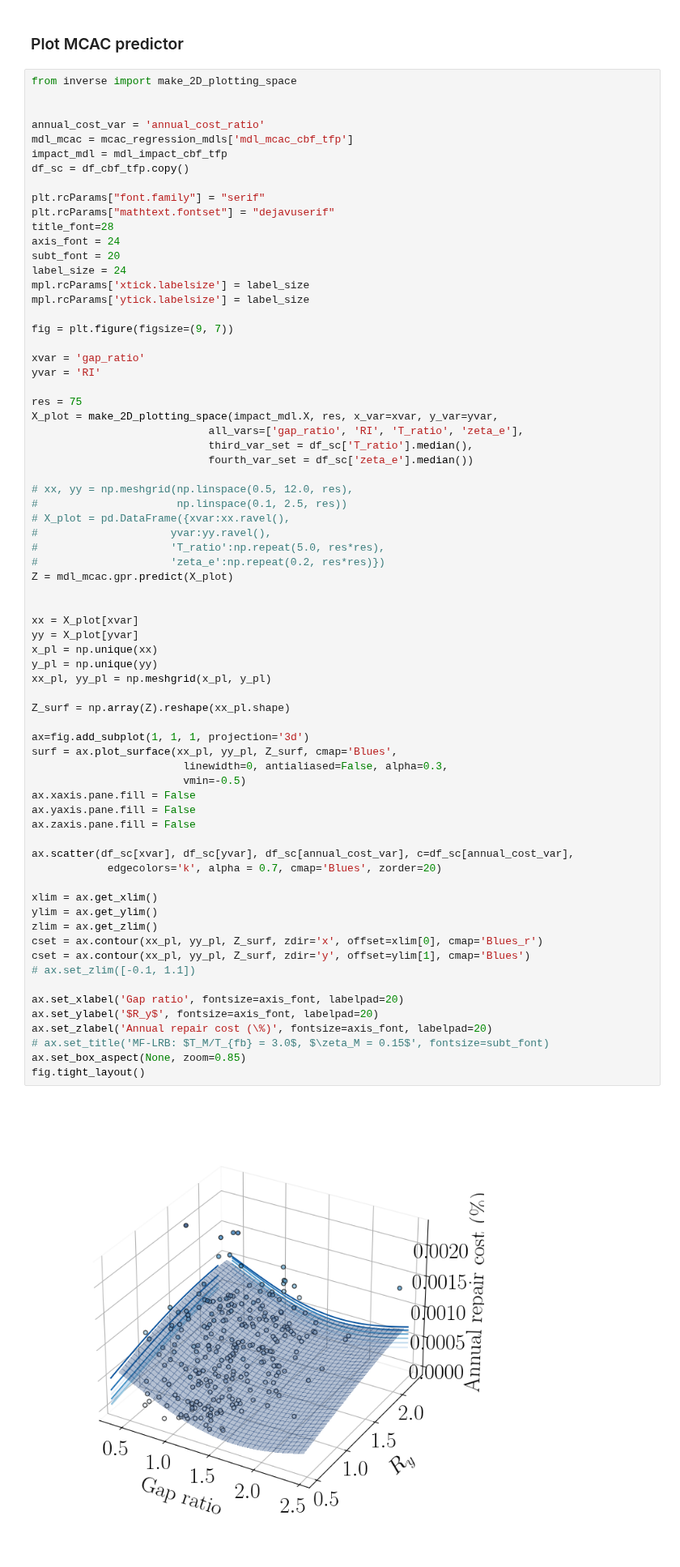
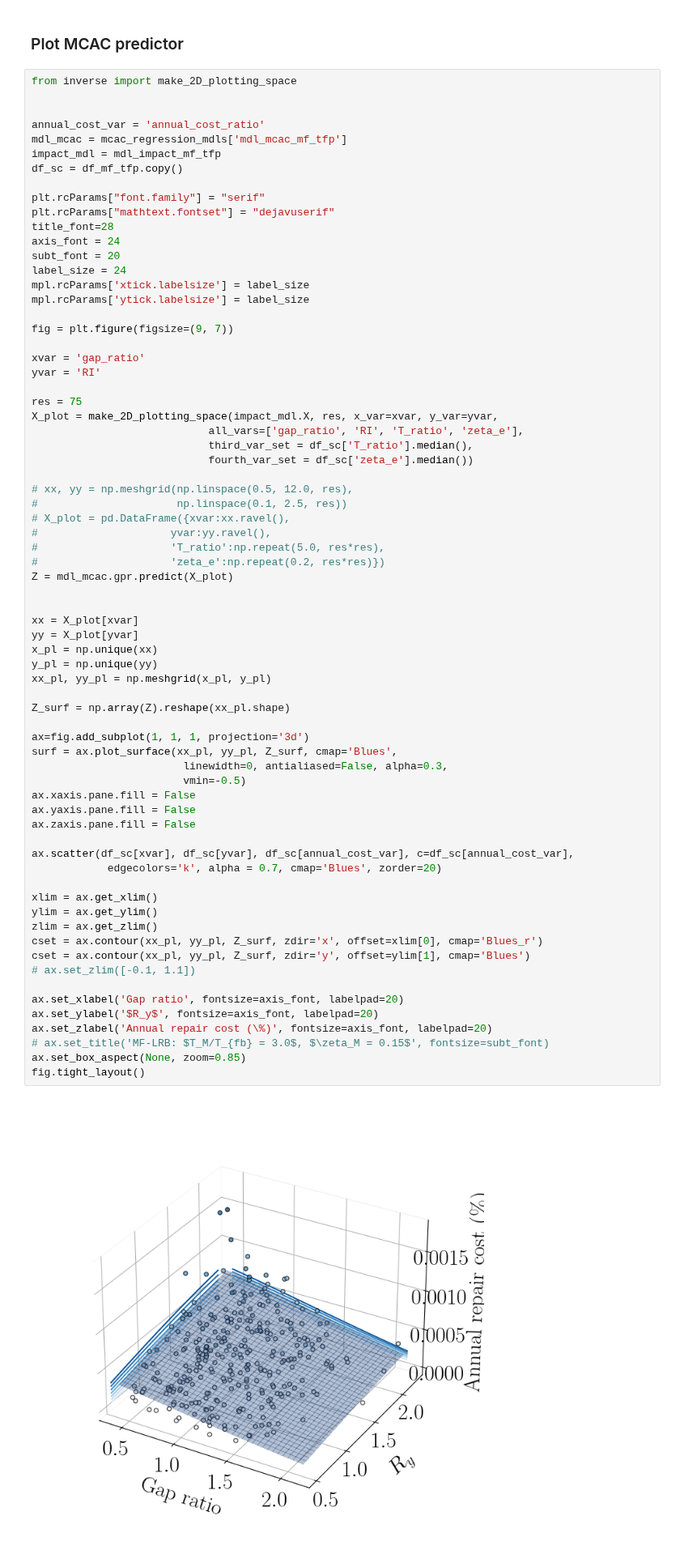
Before and after one commit to hgp297/isol-sys-database, a Jupyter notebook: src/analyses/time_anly.ipynb, the cells around one changed output. Shown at 81% size. Cells and saved outputs as stored; diff of their text form.

```diff
--- a/src/analyses/time_anly.ipynb
+++ b/src/analyses/time_anly.ipynb
@@ -1153,9 +1153,9 @@ from inverse import make_2D_plotting_space
 
 
 annual_cost_var = 'annual_cost_ratio'
-mdl_mcac = mcac_regression_mdls['mdl_mcac_cbf_tfp']
-impact_mdl = mdl_impact_cbf_tfp
-df_sc = df_cbf_tfp.copy()
+mdl_mcac = mcac_regression_mdls['mdl_mcac_mf_tfp']
+impact_mdl = mdl_impact_mf_tfp
+df_sc = df_mf_tfp.copy()
 
 plt.rcParams["font.family"] = "serif"
 plt.rcParams["mathtext.fontset"] = "dejavuserif"
@@ -1192,34 +1192,34 @@ x_pl = np.unique(xx)
 y_pl = np.unique(yy)
 xx_pl, yy_pl = np.meshgrid(x_pl, y_pl)
 
 Z_surf = np.array(Z).reshape(xx_pl.shape)
 
 ax=fig.add_subplot(1, 1, 1, projection='3d')
 surf = ax.plot_surface(xx_pl, yy_pl, Z_surf, cmap='Blues',
                         linewidth=0, antialiased=False, alpha=0.3,
                         vmin=-0.5)
 ax.xaxis.pane.fill = False
 ax.yaxis.pane.fill = False
 ax.zaxis.pane.fill = False
 
 ax.scatter(df_sc[xvar], df_sc[yvar], df_sc[annual_cost_var], c=df_sc[annual_cost_var],
             edgecolors='k', alpha = 0.7, cmap='Blues', zorder=20)
 
 xlim = ax.get_xlim()
 ylim = ax.get_ylim()
 zlim = ax.get_zlim()
 cset = ax.contour(xx_pl, yy_pl, Z_surf, zdir='x', offset=xlim[0], cmap='Blues_r')
 cset = ax.contour(xx_pl, yy_pl, Z_surf, zdir='y', offset=ylim[1], cmap='Blues')
 # ax.set_zlim([-0.1, 1.1])
 
 ax.set_xlabel('Gap ratio', fontsize=axis_font, labelpad=20)
 ax.set_ylabel('$R_y$', fontsize=axis_font, labelpad=20)
 ax.set_zlabel('Annual repair cost (\%)', fontsize=axis_font, labelpad=20)
 # ax.set_title('MF-LRB: $T_M/T_{fb} = 3.0$, $\zeta_M = 0.15$', fontsize=subt_font)
 ax.set_box_aspect(None, zoom=0.85)
 fig.tight_layout()
 # %% [output]
-[figure, old version]
+[figure, new version]
 # %%
 #%% GP models for MCACs (done without impact classif)
 '''
```
Also changed, not shown: parts of 18 cells of this notebook.
